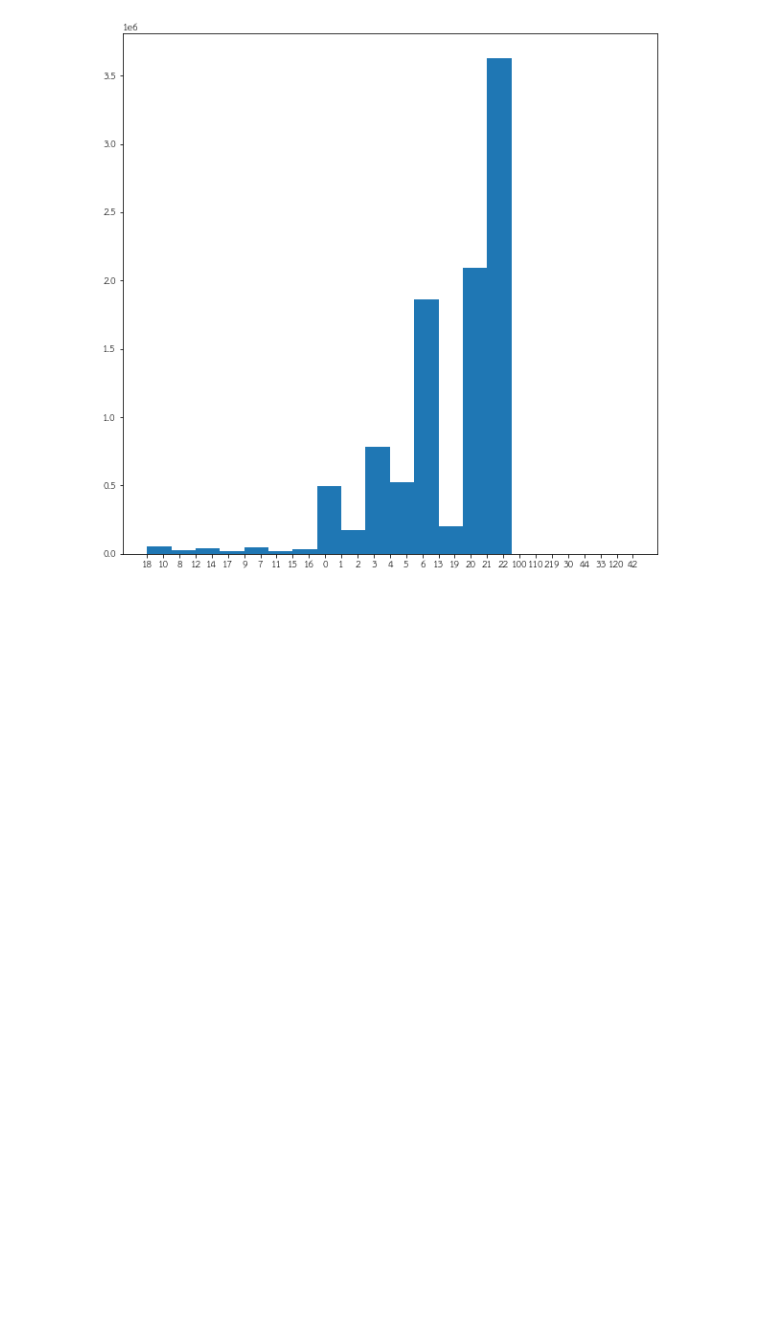
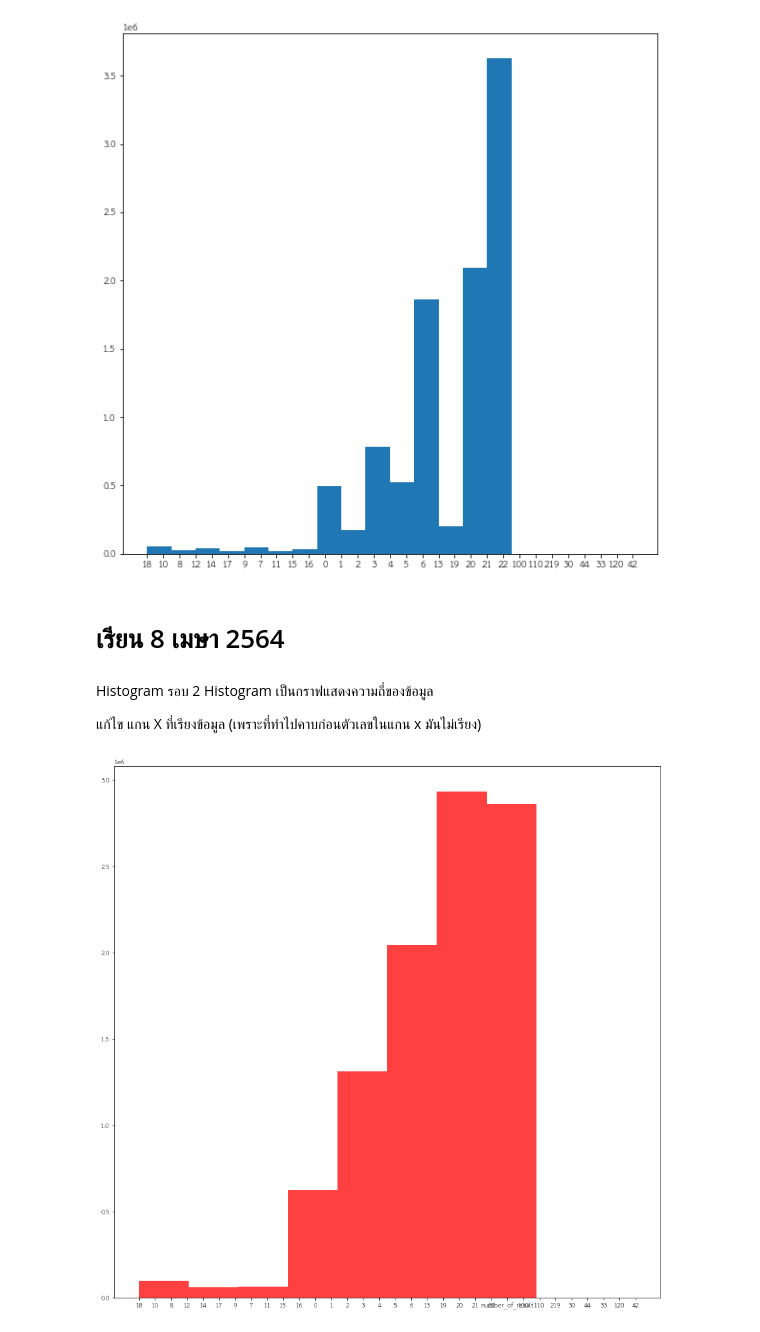
Before and after one commit to dinsor17/data_viz, a Jupyter notebook: Visualize_Data_Comparison.ipynb, the cells around one changed output. Cells and saved outputs as stored; diff of their text form; code cells hidden in the pictures; blank space fills up the shorter version.

```diff
--- a/Visualize_Data_Comparison.ipynb
+++ b/Visualize_Data_Comparison.ipynb
@@ -318,3 +321,16 @@ matplotlib.rcParams['figure.figsize'] = [10,10]
 hist_res = plt.hist(list(data['number_of_result'].drop(1000016)),20)
 # %% [output]
 [figure]
+# %% [markdown]
+# เรียน 8 เมษา 2564
+# %% [markdown]
+Histogram รอบ 2
+Histogram เป็นกราฟแสดงความถี่ของข้อมูล
+
+แก้ไข แกน X ที่เรียงข้อมูล (เพราะที่ทำไปคาบก่อนตัวเลขในแกน x มันไม่เรียง)
+# %%
+import matplotlib
+matplotlib.rcParams['figure.figsize'] = [15,15]
+output = plt.hist(list(data['number_of_result']),10,facecolor='red' ,alpha = 0.75)
+# %% [output]
+[figure, added]
```
Also changed, not shown: parts of 19 cells of this notebook.
